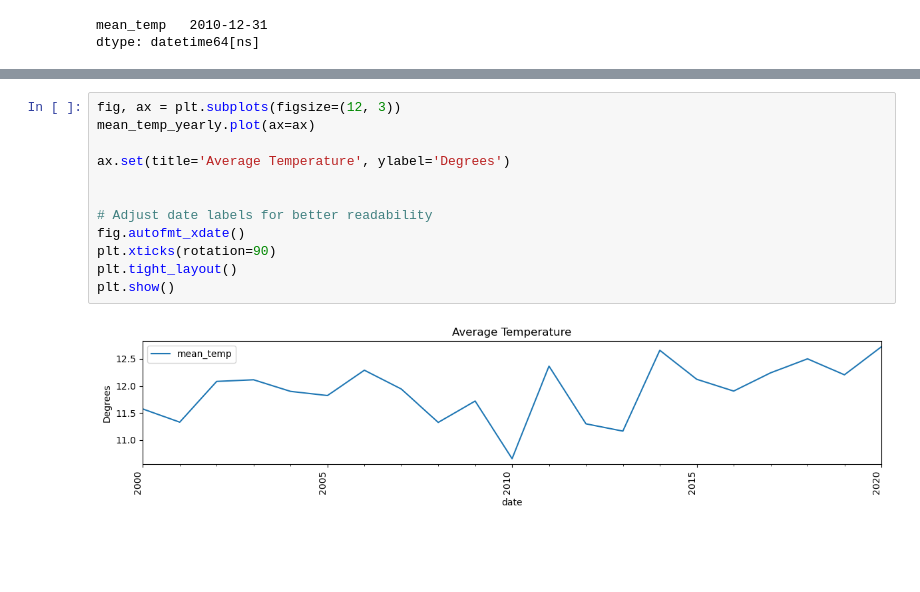
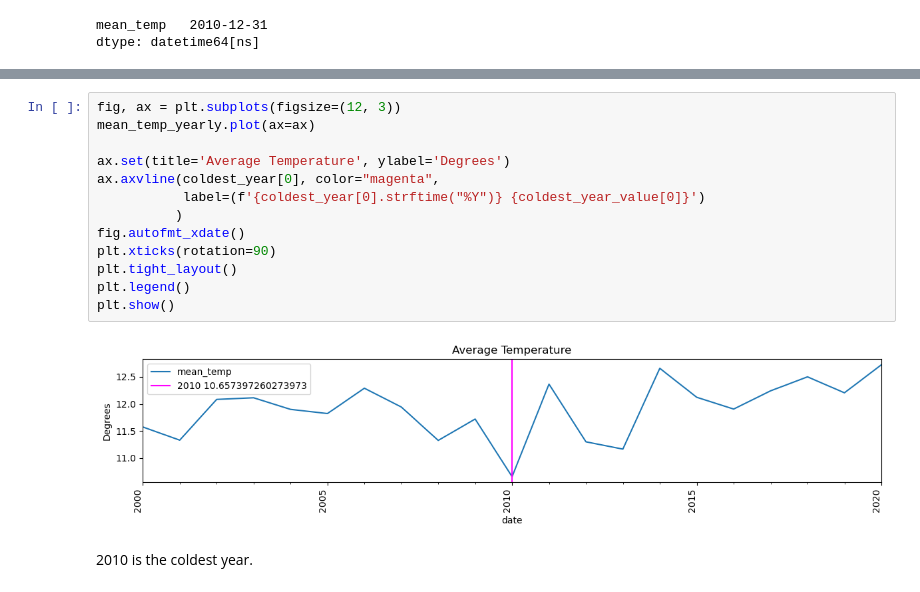
Before and after one commit to Mrammoss/Resampling-Datetime-Data, a Jupyter notebook: resampling.ipynb, the cells around one changed output, grey strips where cells are left out. Saved outputs shown, nothing was run; the diff lists cells and outputs as text; blank space fills up the shorter version.

```diff
--- a/resampling.ipynb
+++ b/resampling.ipynb
@@ -216,14 +220,17 @@ dtype: datetime64[ns]
 # %%
 fig, ax = plt.subplots(figsize=(12, 3))
 mean_temp_yearly.plot(ax=ax)
 
 ax.set(title='Average Temperature', ylabel='Degrees')
-
-
-# Adjust date labels for better readability
+ax.axvline(coldest_year[0], color="magenta",
+           label=(f'{coldest_year[0].strftime("%Y")} {coldest_year_value[0]}')
+          )
 fig.autofmt_xdate()
 plt.xticks(rotation=90)
 plt.tight_layout()
+plt.legend()
 plt.show()
 # %% [output]
-[figure, old version]
+[figure, new version]
+# %% [markdown]
+2010 is the coldest year.
```
Also changed, not shown: parts of 1 cell of this notebook.
